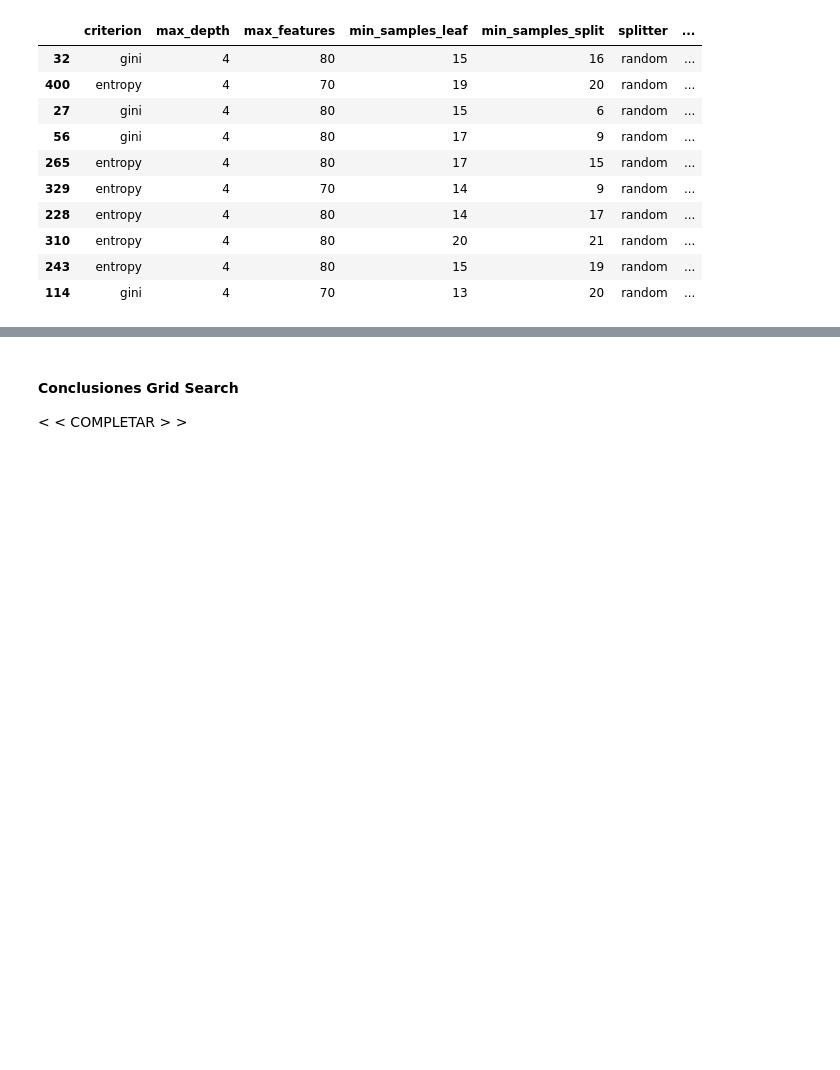
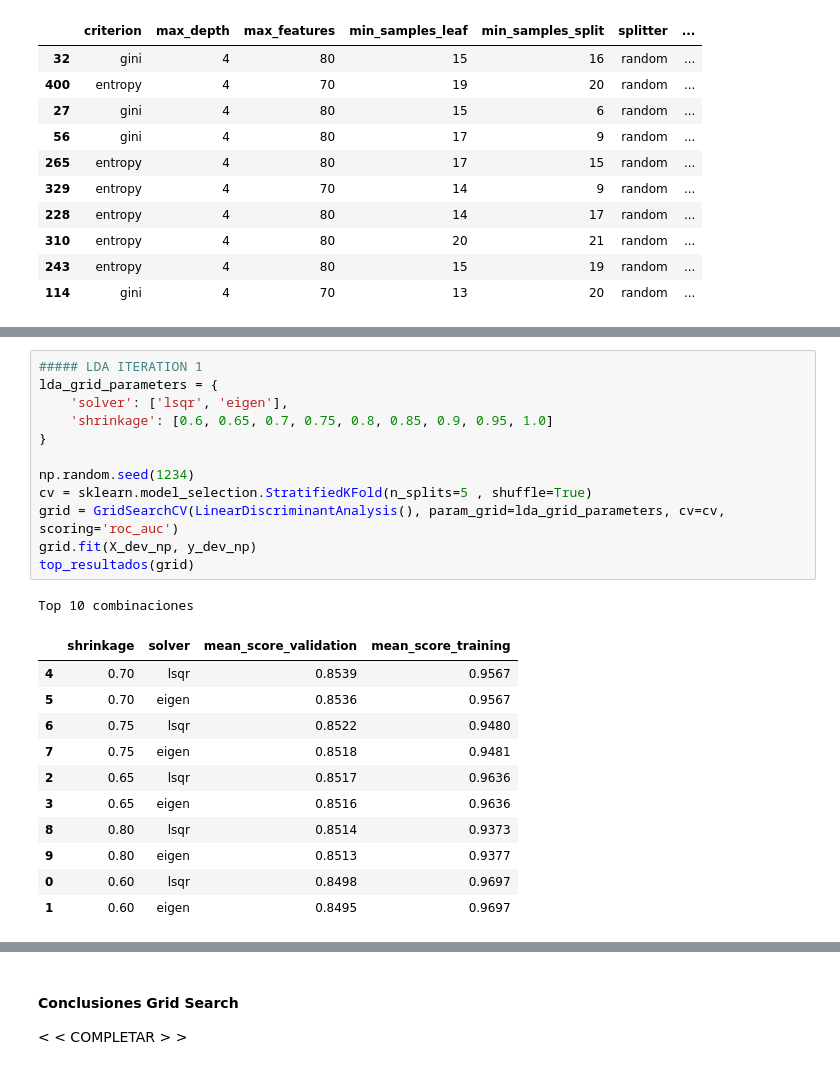
Before and after one commit to jlassa/TP1---aa, a Jupyter notebook: TP1.ipynb, the cells around one changed output, grey strips where cells are left out. Drawn from its saved outputs; the diff is of its cells as text; blank space fills up the shorter version.

```diff
--- a/TP1.ipynb
+++ b/TP1.ipynb
@@ -507,0 +537,25 @@ Top 10 combinaciones
+# %%
+##### LDA ITERATION 1
+lda_grid_parameters = {
+    'solver': ['lsqr', 'eigen'],
+    'shrinkage': [0.6, 0.65, 0.7, 0.75, 0.8, 0.85, 0.9, 0.95, 1.0]
+}
+
+np.random.seed(1234)
+cv = sklearn.model_selection.StratifiedKFold(n_splits=5 , shuffle=True)
+grid = GridSearchCV(LinearDiscriminantAnalysis(), param_grid=lda_grid_parameters, cv=cv, scoring='roc_auc')
+grid.fit(X_dev_np, y_dev_np)
+top_resultados(grid)
+# %% [output]
+Top 10 combinaciones
+|  | shrinkage | solver | mean_score_validation | mean_score_training |
+| 4 | 0.70 | lsqr | 0.8539 | 0.9567 |
+| 5 | 0.70 | eigen | 0.8536 | 0.9567 |
+| 6 | 0.75 | lsqr | 0.8522 | 0.9480 |
+| 7 | 0.75 | eigen | 0.8518 | 0.9481 |
+| 2 | 0.65 | lsqr | 0.8517 | 0.9636 |
+| 3 | 0.65 | eigen | 0.8516 | 0.9636 |
+| 8 | 0.80 | lsqr | 0.8514 | 0.9373 |
+| 9 | 0.80 | eigen | 0.8513 | 0.9377 |
+| 0 | 0.60 | lsqr | 0.8498 | 0.9697 |
+| 1 | 0.60 | eigen | 0.8495 | 0.9697 |
```
Also changed, not shown: parts of 2 cells of this notebook, 1 other file.
